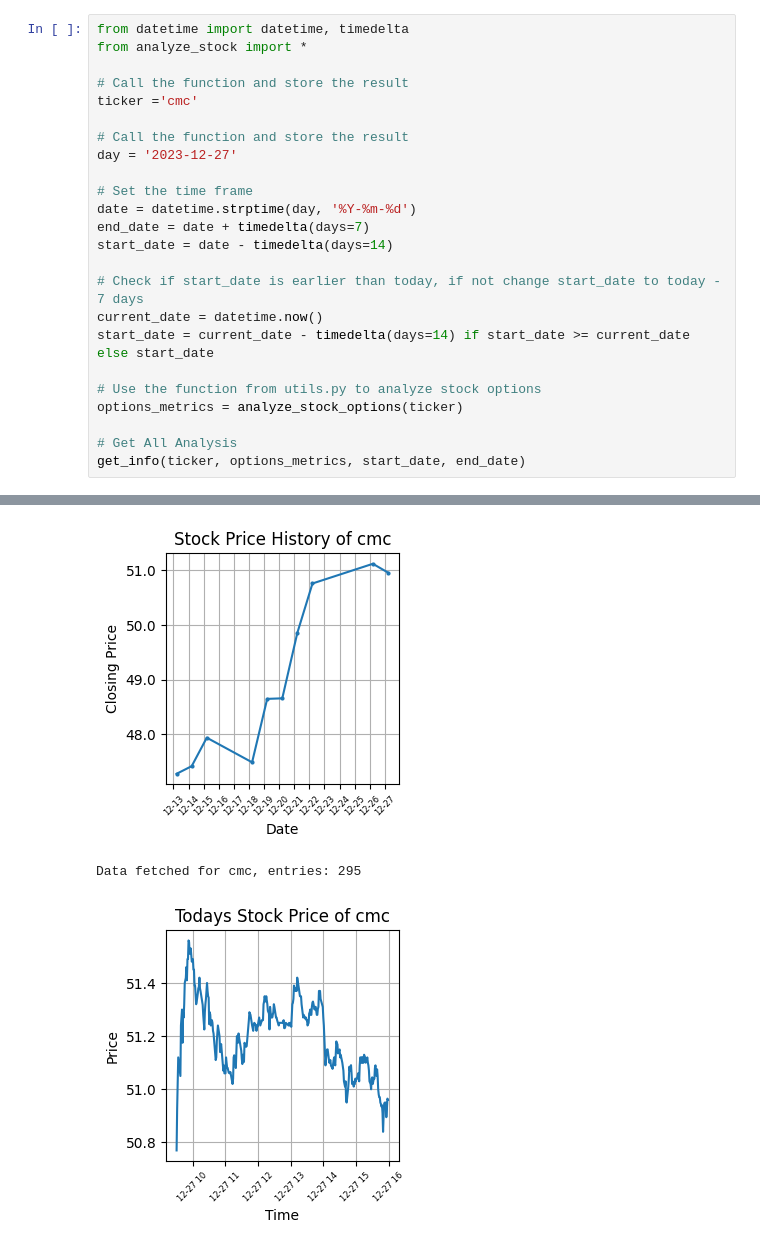
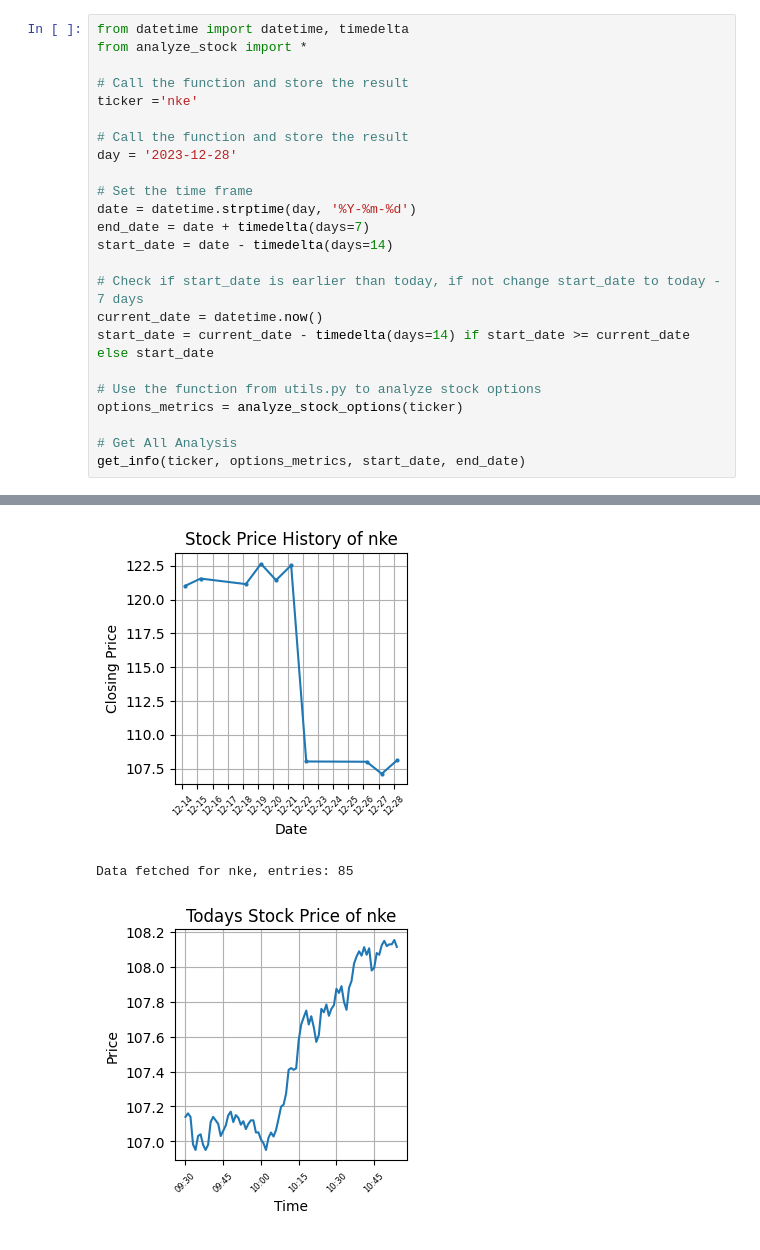
Before and after one commit to SaumikDana/Machine_Learning_Trading, a Jupyter notebook: data/specific_stock_analysis.ipynb, the cells around one changed output, grey strips where cells are left out. Drawn from its saved outputs; the diff is of its cells as text.

```diff
--- a/data/specific_stock_analysis.ipynb
+++ b/data/specific_stock_analysis.ipynb
@@ -3,10 +3,10 @@ from datetime import datetime, timedelta
 from analyze_stock import *
 
 # Call the function and store the result
-ticker ='cmc'
+ticker ='nke'
 
 # Call the function and store the result
-day = '2023-12-27'
+day = '2023-12-28'
 
 # Set the time frame
 date = datetime.strptime(day, '%Y-%m-%d')
@@ -38,3 +38,3 @@ Number of ITM Put Options: 20
-[figure, old version]
+[figure, new version]
-Data fetched for cmc, entries: 295
+Data fetched for nke, entries: 85
-[figure, old version]
+[figure, new version]
```
Also changed, not shown: parts of 1 cell of this notebook, 1 other file.
